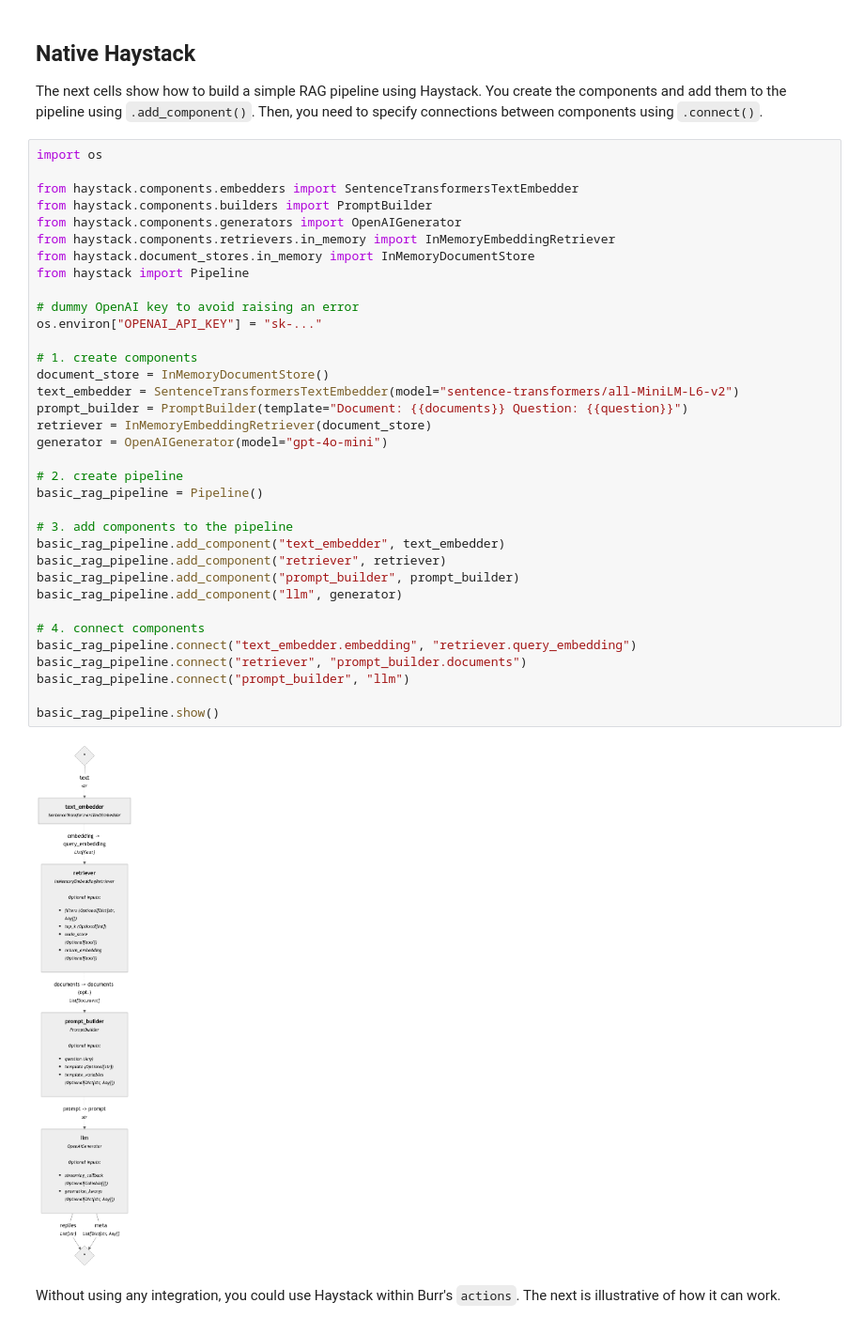
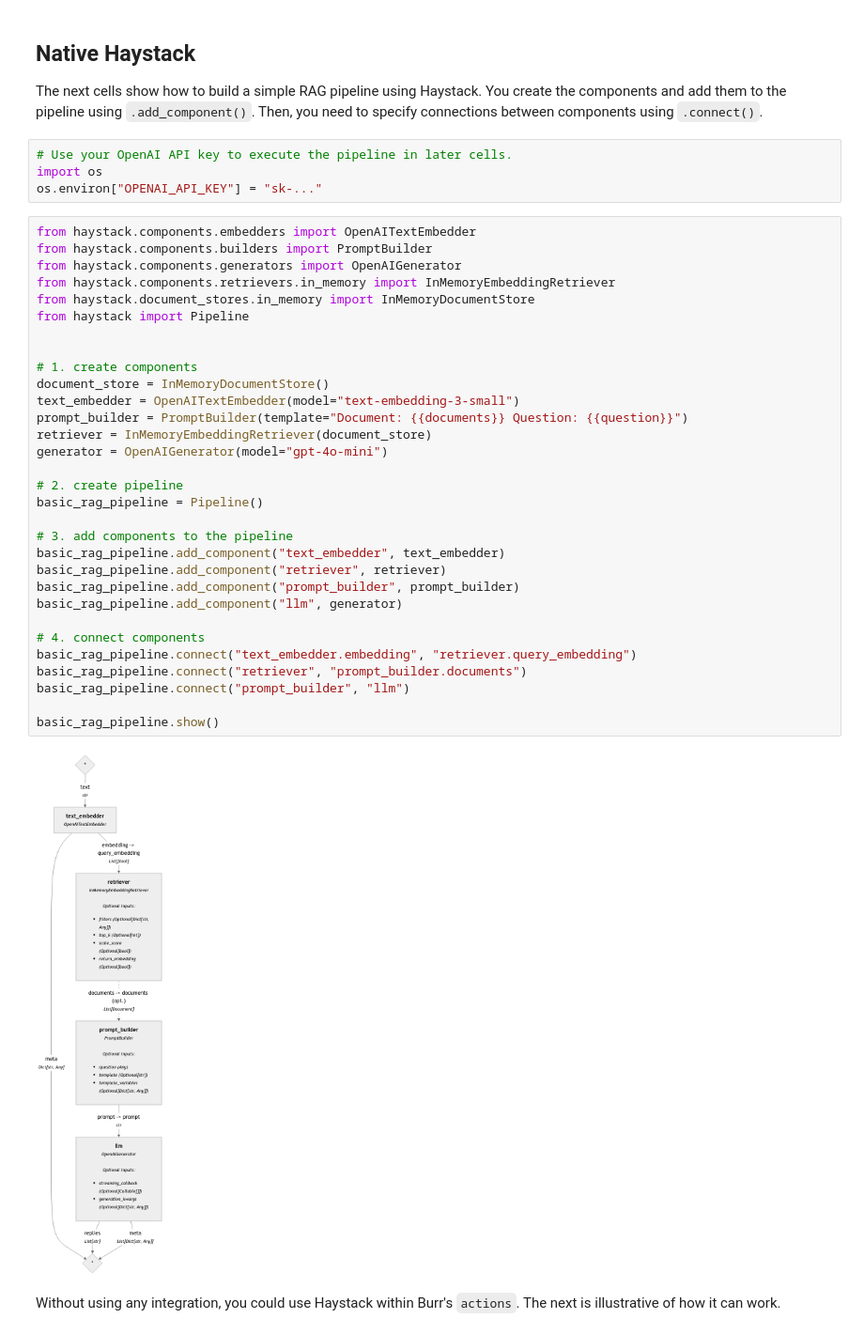
Before and after one commit to DAGWorks-Inc/burr, a Jupyter notebook: examples/haystack-integration/notebook.ipynb, the cells around one changed output. Shown: that part at 94% size. Cells and saved outputs as stored; diff of their text form.

```diff
--- a/examples/haystack-integration/notebook.ipynb
+++ b/examples/haystack-integration/notebook.ipynb
@@ -7,43 +7,43 @@ This notebook shows how to convert a Haystack `Component` into a Burr `Action` a
 # %% [markdown]
 ## Native Haystack
 The next cells show how to build a simple RAG pipeline using Haystack. You create the components and add them to the pipeline using `.add_component()`. Then, you need to specify connections between components using `.connect()`.
+# %%
+# Use your OpenAI API key to execute the pipeline in later cells.
+import os
+os.environ["OPENAI_API_KEY"] = "sk-..."
 # %%
-import os
-
-from haystack.components.embedders import SentenceTransformersTextEmbedder
+from haystack.components.embedders import OpenAITextEmbedder
 from haystack.components.builders import PromptBuilder
 from haystack.components.generators import OpenAIGenerator
 from haystack.components.retrievers.in_memory import InMemoryEmbeddingRetriever
 from haystack.document_stores.in_memory import InMemoryDocumentStore
 from haystack import Pipeline
 
-# dummy OpenAI key to avoid raising an error
-os.environ["OPENAI_API_KEY"] = "sk-..."
 
 # 1. create components
 document_store = InMemoryDocumentStore()
-text_embedder = SentenceTransformersTextEmbedder(model="sentence-transformers/all-MiniLM-L6-v2")
+text_embedder = OpenAITextEmbedder(model="text-embedding-3-small")
 prompt_builder = PromptBuilder(template="Document: {{documents}} Question: {{question}}")
 retriever = InMemoryEmbeddingRetriever(document_store)
 generator = OpenAIGenerator(model="gpt-4o-mini")
 
 # 2. create pipeline
 basic_rag_pipeline = Pipeline()
 
 # 3. add components to the pipeline
 basic_rag_pipeline.add_component("text_embedder", text_embedder)
 basic_rag_pipeline.add_component("retriever", retriever)
 basic_rag_pipeline.add_component("prompt_builder", prompt_builder)
 basic_rag_pipeline.add_component("llm", generator)
 
 # 4. connect components
 basic_rag_pipeline.connect("text_embedder.embedding", "retriever.query_embedding")
 basic_rag_pipeline.connect("retriever", "prompt_builder.documents")
 basic_rag_pipeline.connect("prompt_builder", "llm")
 
 basic_rag_pipeline.show()
 # %% [output]
-[figure, old version]
+[figure, new version]
 # %% [markdown]
 Without using any integration, you could use Haystack within Burr's `actions`. The next is illustrative of how it can work.
 # %%
```
Also changed, not shown: parts of 9 cells of this notebook, 3 other files.
